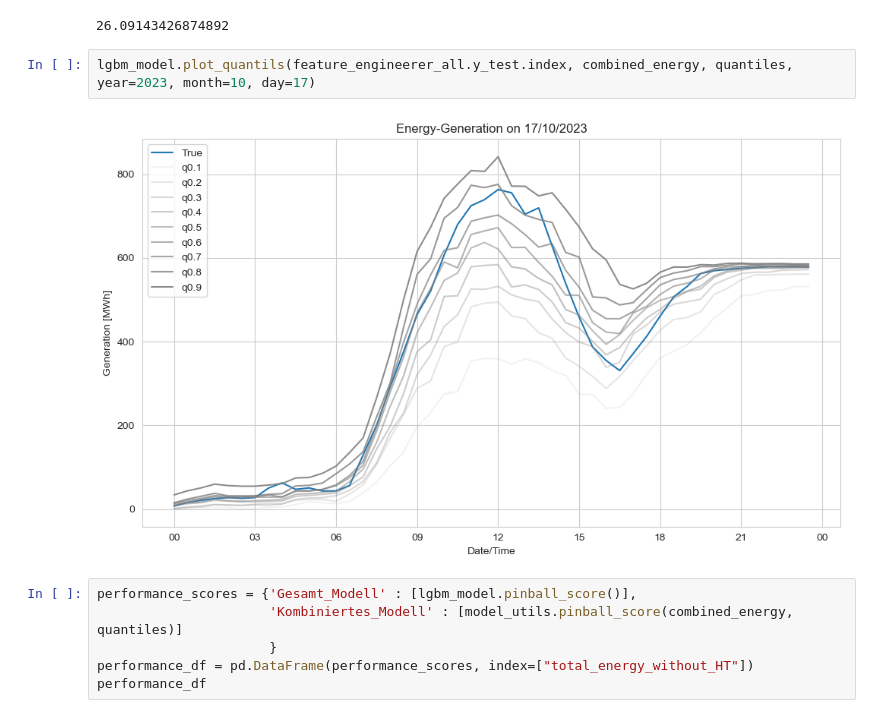
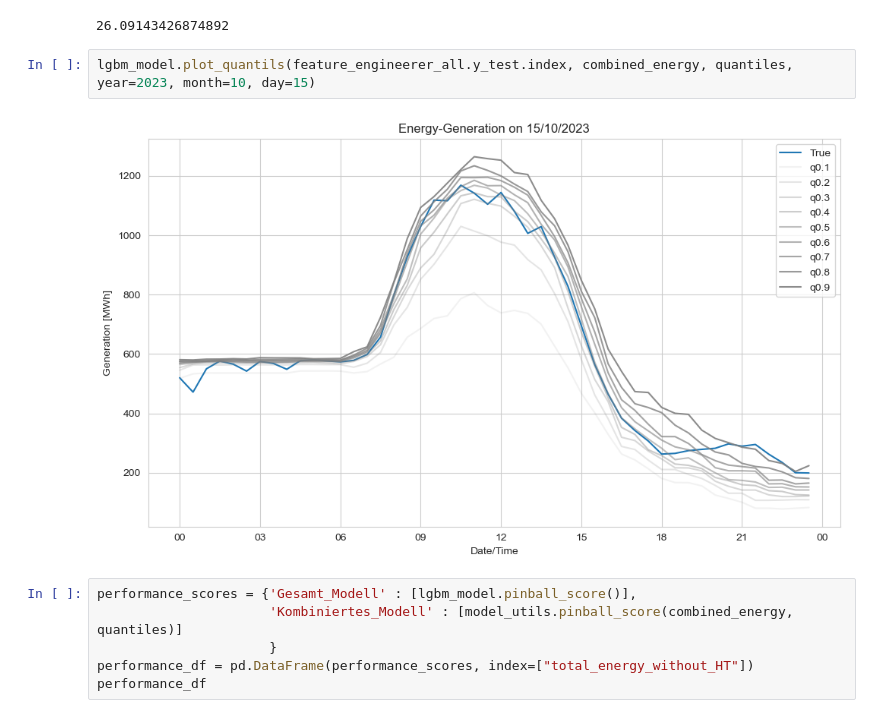
Before and after one commit to av1c3nna/awp2, a Jupyter notebook: code/model_training.ipynb, the cells around one changed output. Drawn from its saved outputs; the diff is of its cells as text.

```diff
--- a/code/model_training.ipynb
+++ b/code/model_training.ipynb
@@ -261,9 +261,9 @@ model_utils.pinball_score(combined_energy, quantiles)
 # %% [output]
 26.09143426874892
 # %%
-lgbm_model.plot_quantils(feature_engineerer_all.y_test.index, combined_energy, quantiles, year=2023, month=10, day=17)
+lgbm_model.plot_quantils(feature_engineerer_all.y_test.index, combined_energy, quantiles, year=2023, month=10, day=15)
 # %% [output]
-[figure, old version]
+[figure, new version]
 # %%
 performance_scores = {'Gesamt_Modell' : [lgbm_model.pinball_score()],
                       'Kombiniertes_Modell' : [model_utils.pinball_score(combined_energy, quantiles)]
```
Also changed, not shown: parts of 16 cells of this notebook, 1 other file.
